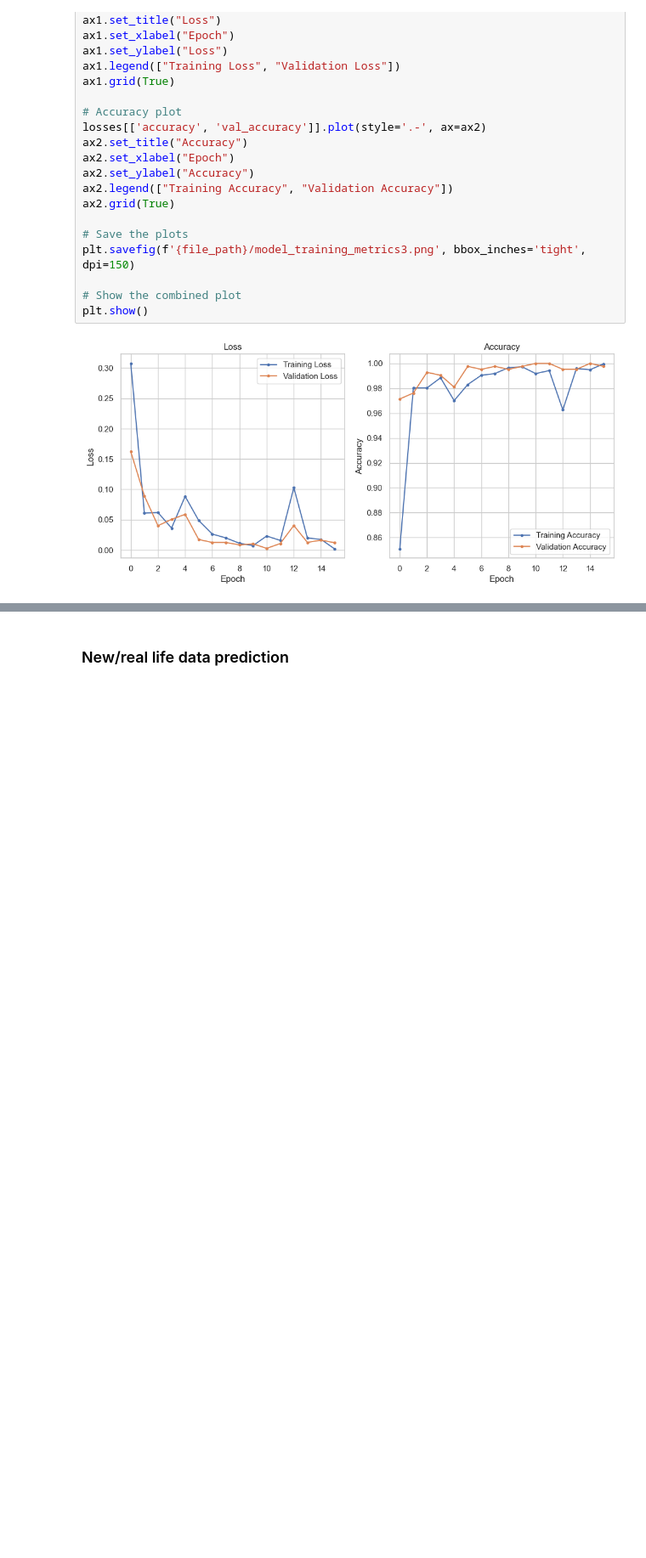
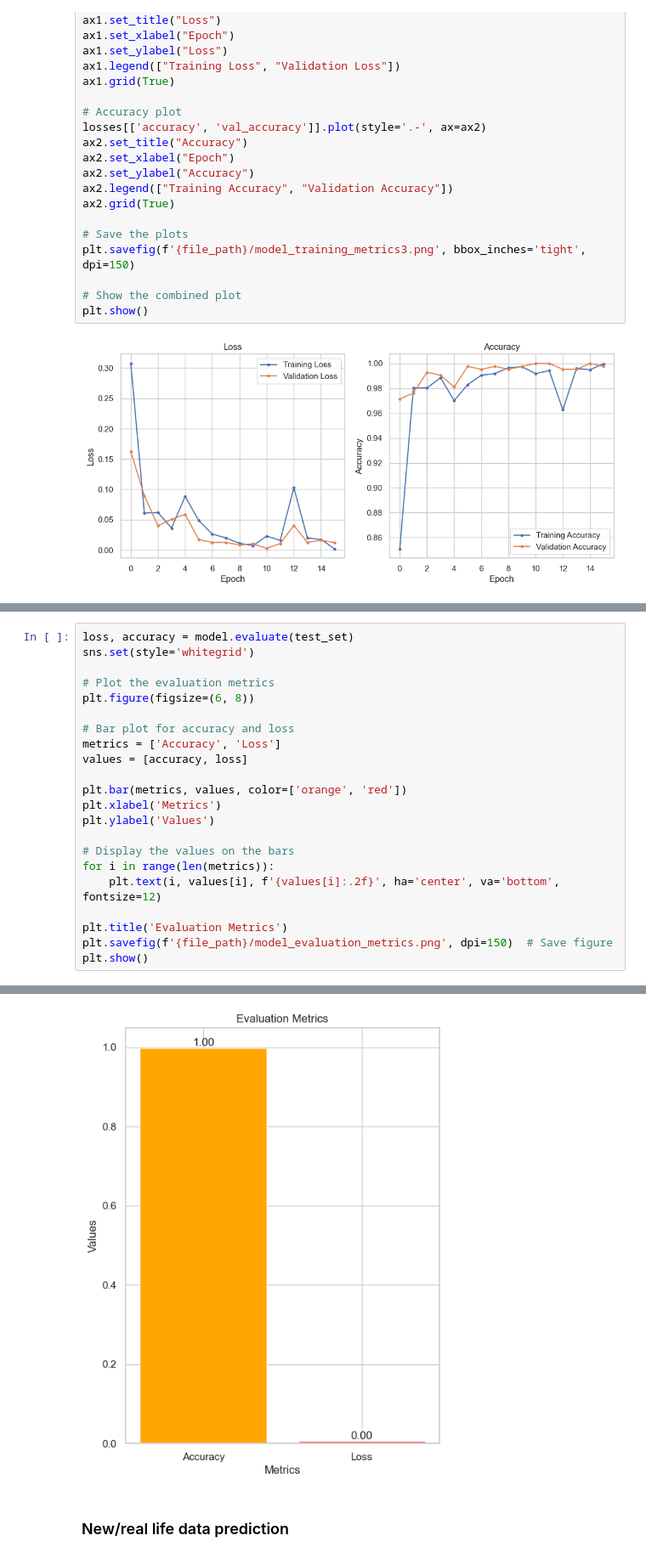
Before and after one commit to yuyizhong/ML-Mildew-Detector-II, a Jupyter notebook: jupyter_notebooks/DataModellingandEvaluation.ipynb, the cells around one changed output, grey strips where cells are left out. Shown at 85% size. Cells and saved outputs as stored; diff of their text form; blank space fills up the shorter version.

```diff
--- a/jupyter_notebooks/DataModellingandEvaluation.ipynb
+++ b/jupyter_notebooks/DataModellingandEvaluation.ipynb
@@ -751,3 +773,26 @@ joblib.dump(value=mildew_eva,
 # %% [output]
 43/43 [==============================] - 4s 79ms/step - loss: 0.0049 - accuracy: 0.9988
 ['outputs/v1-mildew/mildew_model_evaluation3.pkl']
+# %%
+loss, accuracy = model.evaluate(test_set)
+sns.set(style='whitegrid')
+
+# Plot the evaluation metrics
+plt.figure(figsize=(6, 8))
+
+# Bar plot for accuracy and loss
+metrics = ['Accuracy', 'Loss']
+values = [accuracy, loss]
+
+plt.bar(metrics, values, color=['orange', 'red'])
+plt.xlabel('Metrics')
+plt.ylabel('Values')
+
+# Display the values on the bars
+for i in range(len(metrics)):
+    plt.text(i, values[i], f'{values[i]:.2f}', ha='center', va='bottom', fontsize=12)
+
+plt.title('Evaluation Metrics')
+plt.savefig(f'{file_path}/model_evaluation_metrics.png', dpi=150)  # Save figure
+plt.show()
+# %% [output]
@@ -754,3 +800,4 @@ joblib.dump(value=mildew_eva,
+[figure, added]
 # %% [markdown]
 ### New/real life data prediction
 # %% [markdown]
```
Also changed, not shown: parts of 5 cells of this notebook, 1 other file.
